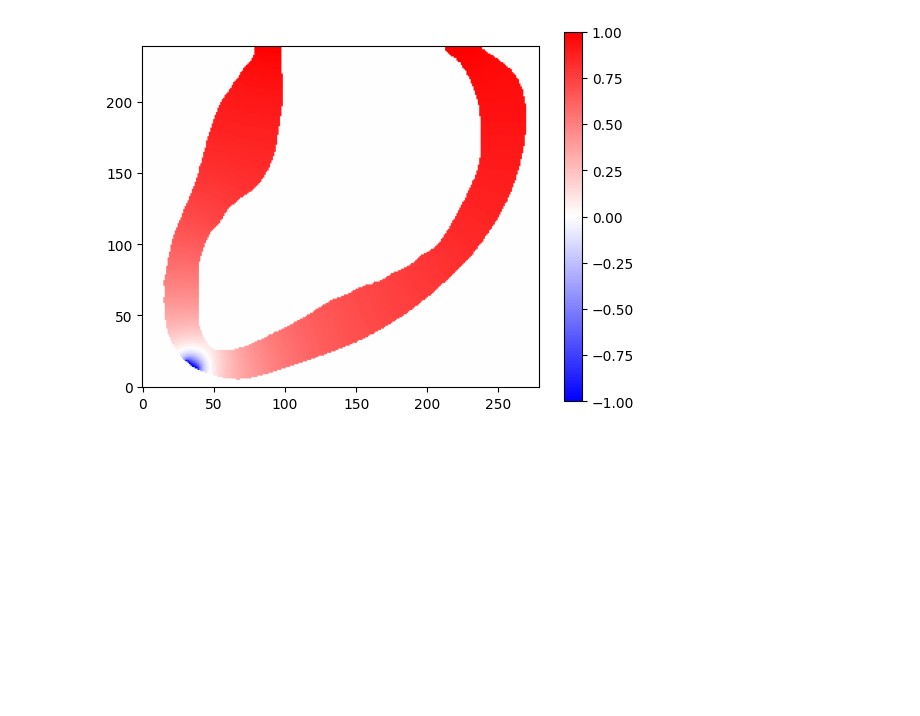
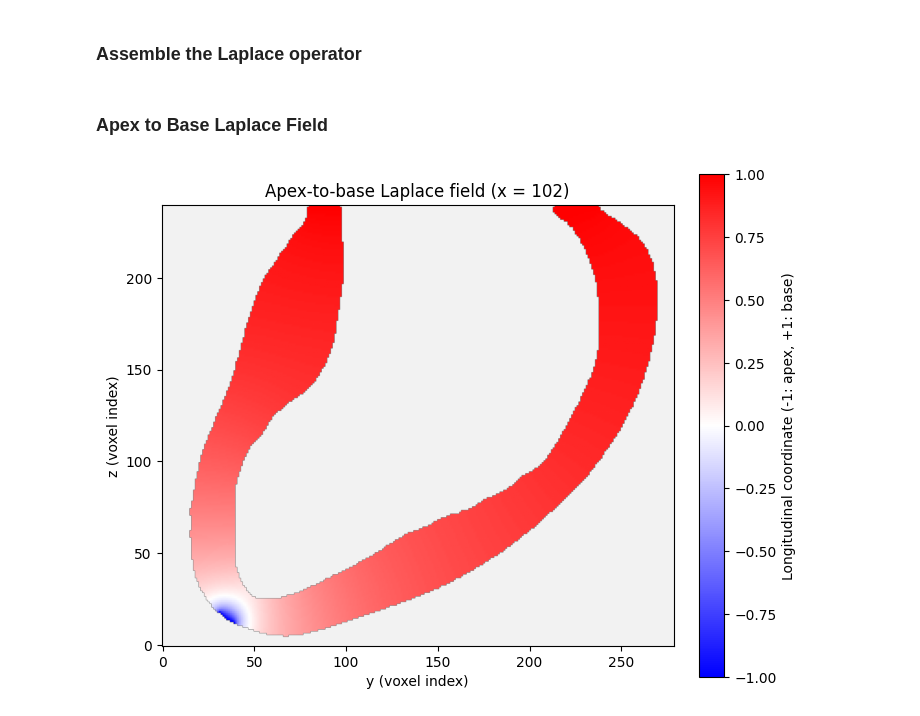
Before and after one commit to finitewave/Finitewave-Tools, a Jupyter notebook: Tutorials/Left Ventricle Fibers.ipynb, the cells around one changed output. Saved outputs shown, nothing was run; the diff lists cells and outputs as text; code cells hidden in the pictures; blank space fills up the shorter version.

```diff
--- a/Tutorials/Left Ventricle Fibers.ipynb
+++ b/Tutorials/Left Ventricle Fibers.ipynb
@@ -23,6 +41,23 @@ from scipy import ndimage
 
 
 def extract_surface(mesh):
+    """Return the added surface layer and the dilated tissue mask.
+
+    Parameters
+    ----------
+    mesh : ndarray, shape (nx, ny, nz)
+        Voxel array with positive tissue values and zero background.
+
+    Returns
+    -------
+    surface, dilated_mesh : ndarray of bool
+        Added voxels and expanded tissue, both with the input shape.
+
+    Raises
+    ------
+    ValueError
+        If tissue touches any boundary of the input volume.
+    """
     # check if mesh is touched by the boundary of the volume
     if (np.any([mesh[i, :, :].any() for i in [0, -1]])
         or np.any([mesh[:, i, :].any() for i in [0, -1]])
@@ -115,26 +233,37 @@ pl.show()
+# %% [markdown]
+### Assemble the Laplace operator
 # %%
 tissue = fw.CardiacTissue(dilated_mesh.shape, dr=.2)
 tissue.mesh = dilated_mesh.astype(np.uint8)
 
 diffusion_model = fw.IsotropicDiscretization()
 K, M = diffusion_model.compute_weights(tissue)
+# %% [markdown]
+### Apex to Base Laplace Field
 # %%
 import matplotlib.pyplot as plt
 from finitewave_tools.linalg.linalg import make_system, linear_solver
 
 apex_base_boundaries = [(apex_indices, -1), (base_indices, 1)]
 
 K_apex_base, b_apex_base, x0, inds = make_system(K, dirichlet_conditions=apex_base_boundaries)
 
 apex_base_laplace = x0
 apex_base_laplace[inds] = linear_solver(K_apex_base, b_apex_base, x0=x0[inds])
 
 apex_base_mesh = np.zeros_like(dilated_mesh, dtype=np.float64)
 apex_base_mesh.flat[full_indices] = apex_base_laplace.astype(np.float64)
 
-plt.figure()
-plt.imshow(apex_base_mesh[apex_center[0]].T, cmap="bwr", origin="lower")
-plt.colorbar()
+slice_x = apex_center[0]
+field_slice = np.ma.masked_where(
+    ~dilated_mesh[slice_x].T, apex_base_mesh[slice_x].T
+)
+fig, ax = plt.subplots(figsize=(7, 6), constrained_layout=True)
+im = ax.imshow(field_slice, cmap="bwr", origin="lower", vmin=-1, vmax=1)
+ax.set(title=f"Apex-to-base Laplace field (x = {slice_x})",
+       xlabel="y (voxel index)", ylabel="z (voxel index)")
+ax.set_facecolor("#f2f2f2")
+fig.colorbar(im, ax=ax, label="Longitudinal coordinate (-1: apex, +1: base)", shrink=0.85)
 plt.show()
 # %% [output]
-[figure, old version]
+[figure, new version]
```
Also changed, not shown: parts of 14 cells of this notebook, 11 other files.
